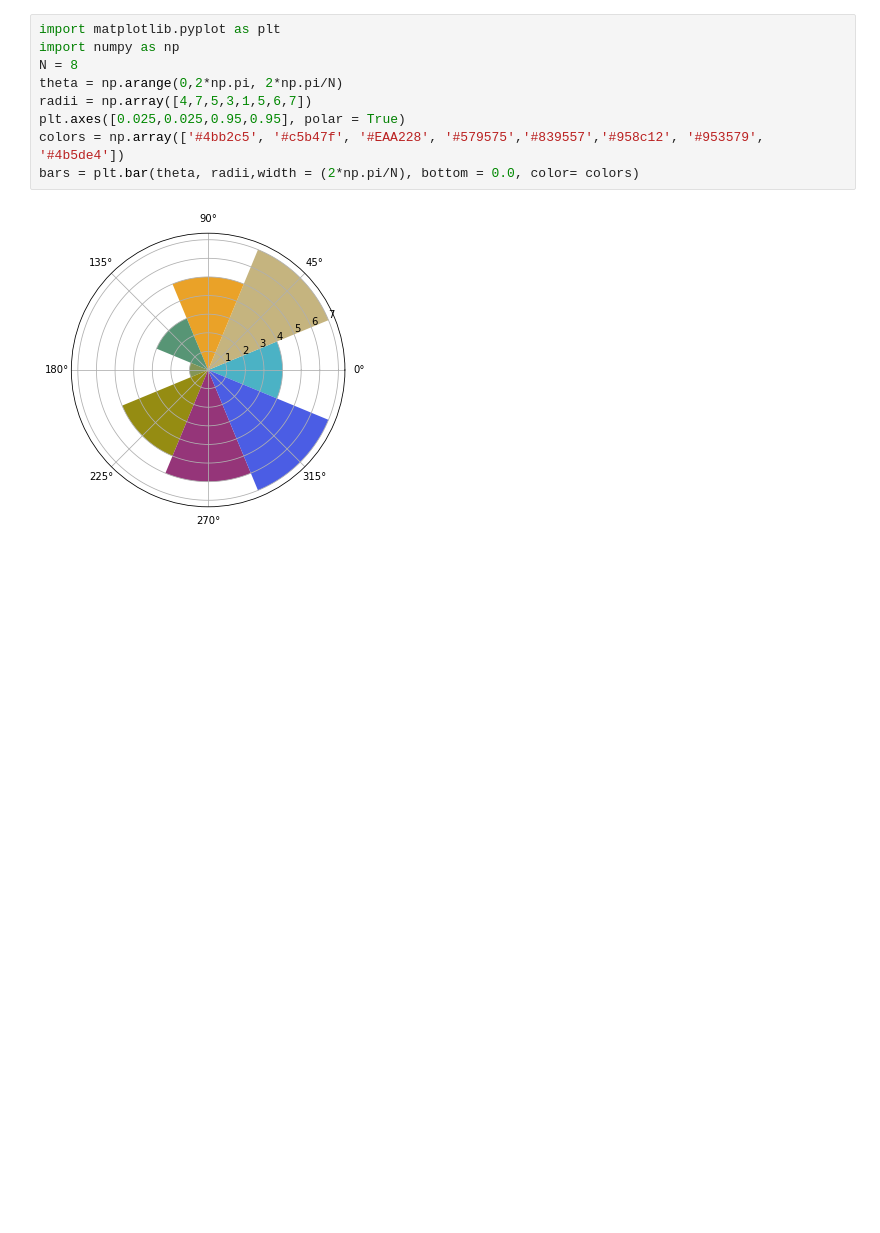
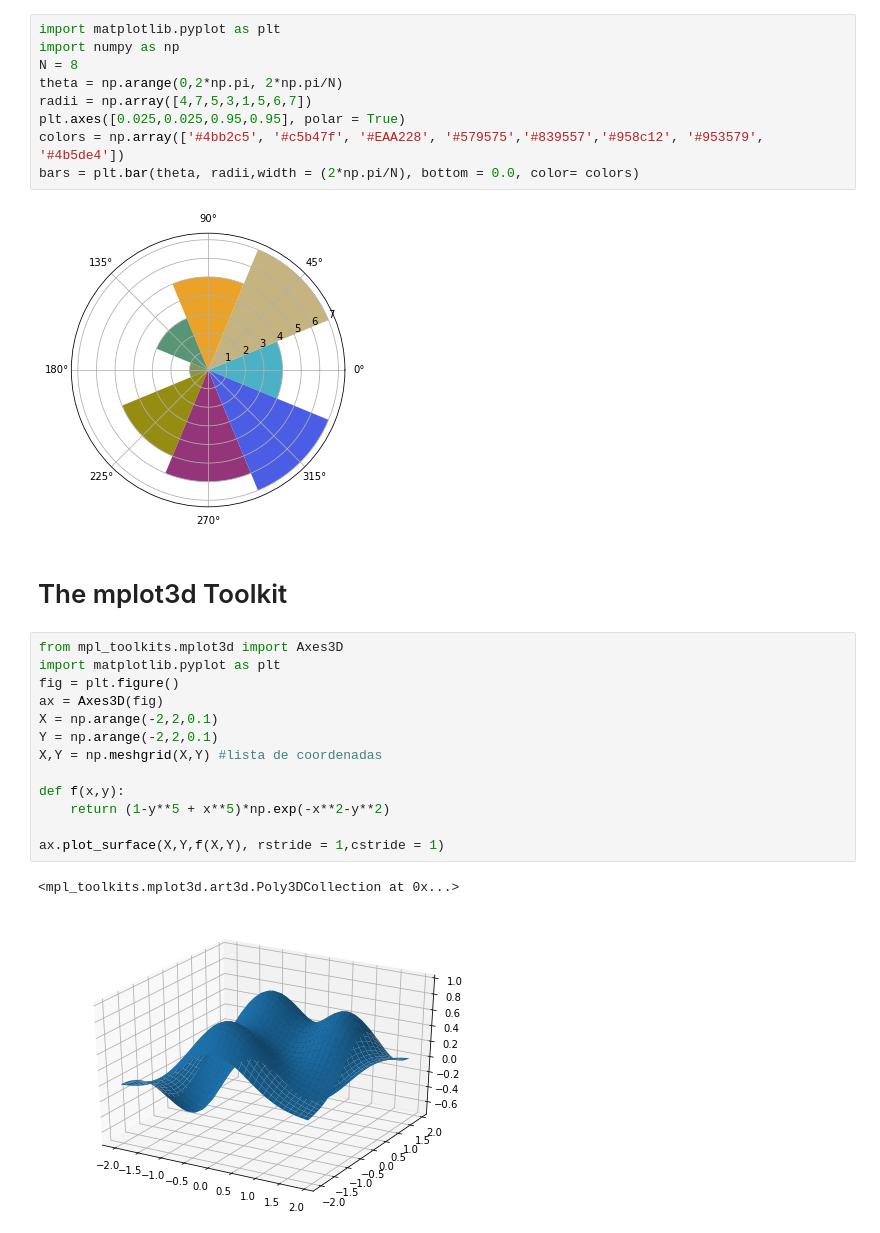
Before and after one commit to OliverRevilla/RW_Pandas, a Jupyter notebook: Data_Visualization_with_matplotlib.ipynb, the cells around one changed output. Cells and saved outputs as stored; diff of their text form; blank space fills up the shorter version.

```diff
--- a/Data_Visualization_with_matplotlib.ipynb
+++ b/Data_Visualization_with_matplotlib.ipynb
@@ -826,3 +826,21 @@ colors = np.array(['#4bb2c5', '#c5b47f', '#EAA228', '#579575','#839557','#958c12
 bars = plt.bar(theta, radii,width = (2*np.pi/N), bottom = 0.0, color= colors)
 # %% [output]
 [figure]
+# %% [markdown]
+# The mplot3d Toolkit
+# %%
+from mpl_toolkits.mplot3d import Axes3D
+import matplotlib.pyplot as plt
+fig = plt.figure()
+ax = Axes3D(fig)
+X = np.arange(-2,2,0.1)
+Y = np.arange(-2,2,0.1)
+X,Y = np.meshgrid(X,Y) #lista de coordenadas
+
+def f(x,y):
+    return (1-y**5 + x**5)*np.exp(-x**2-y**2)
+
+ax.plot_surface(X,Y,f(X,Y), rstride = 1,cstride = 1)
+# %% [output]
+<mpl_toolkits.mplot3d.art3d.Poly3DCollection at 0x...>
+[figure, added]
```
Also changed, not shown: parts of 8 cells of this notebook.
